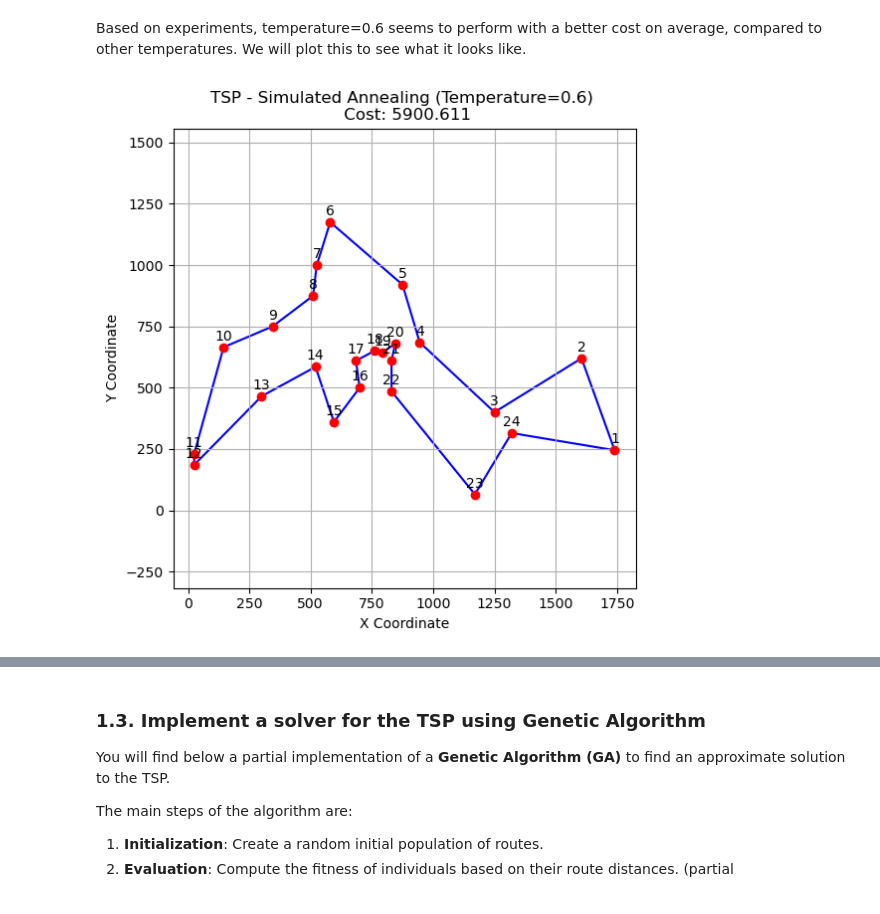
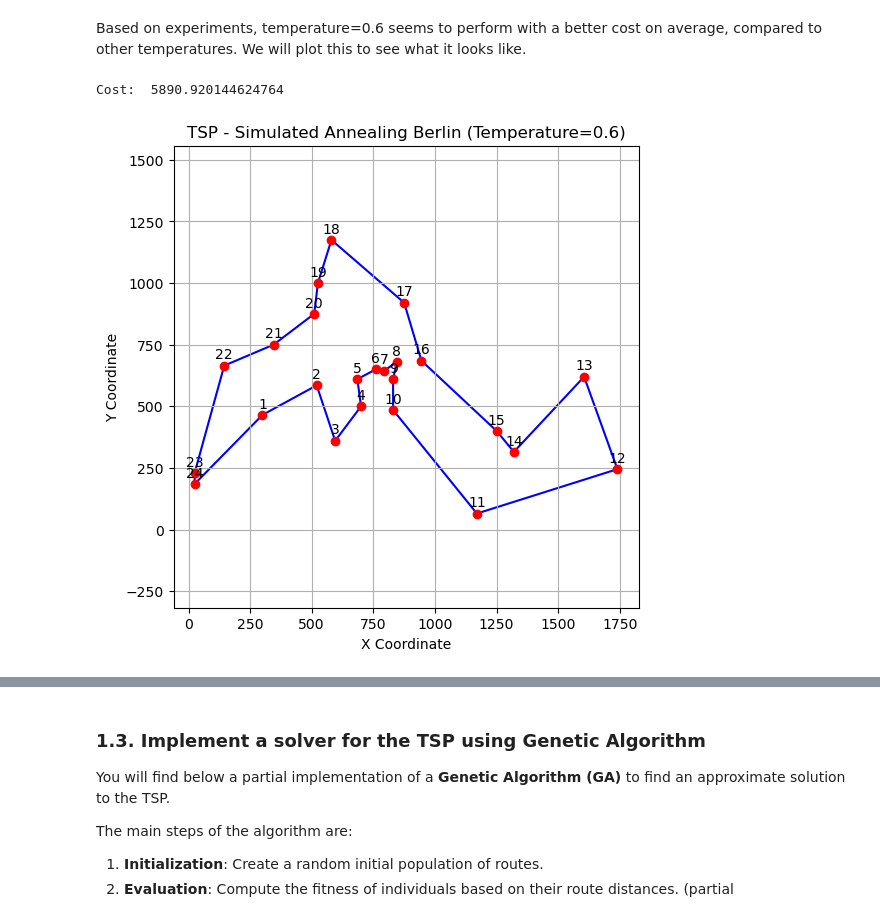
Before and after one commit to rennylee/TSP, a Jupyter notebook: csi4106_f24_a4_template.ipynb, the cells around one changed output, grey strips where cells are left out. Cells and saved outputs as stored; diff of their text form; code cells hidden in the pictures.

```diff
--- a/csi4106_f24_a4_template.ipynb
+++ b/csi4106_f24_a4_template.ipynb
@@ -341,8 +341,9 @@ def nearest_neighbor_tsp(distance_matrix, start=0):
     return tour, total_distance
 # %%
 # calculating greedy tour
-greedy_tour, _ = nearest_neighbor_tsp(get_distance_matrix(berlin52_24_4))
+greedy_tour, greedy_cost = nearest_neighbor_tsp(get_distance_matrix(berlin52_24_4))
 
 # plotting tour/path
-plot_tsp_path(berlin52_24_4, greedy_tour)
+print("Cost: ", greedy_cost )
+plot_tsp_path(berlin52_24_4, greedy_tour, "TSP - Nearest Neighbour (Greedy)")
 # %% [output]
@@ -682,9 +684,11 @@ Temperature:  0.6
 Based on experiments, temperature=0.6 seems to perform with a better cost on average,  compared to other temperatures. We will plot this to see what it looks like.
 # %%
 # selecting temp=0.6
-best_temp_route = routes_over_temp[0.6]
+berlin_best_rate_route_sa, berlin_best_cost_sa, _, _ = simulated_annealing_do_n(berlin_distance_matrix, initial_temperature, 0.6, 1000, 100)
 
-# plotting tour with simulated annealing with temperature = 0.6
-plot_tsp_path(berlin52_24_4, best_temp_route, "TSP - Simulated Annealing (Temperature=0.6) \n Cost: 5900.611")
+# plotting tour with simulated annealing with temperature = 0.6 with berlin
+print("Cost: ", berlin_best_cost_sa)
+plot_tsp_path(berlin52_24_4, berlin_best_rate_route_sa, "TSP - Simulated Annealing Berlin (Temperature=0.6)")
 # %% [output]
+Cost:  5890.920144624764
-[figure, old version]
+[figure, new version]
```
Also changed, not shown: parts of 21 cells of this notebook.
